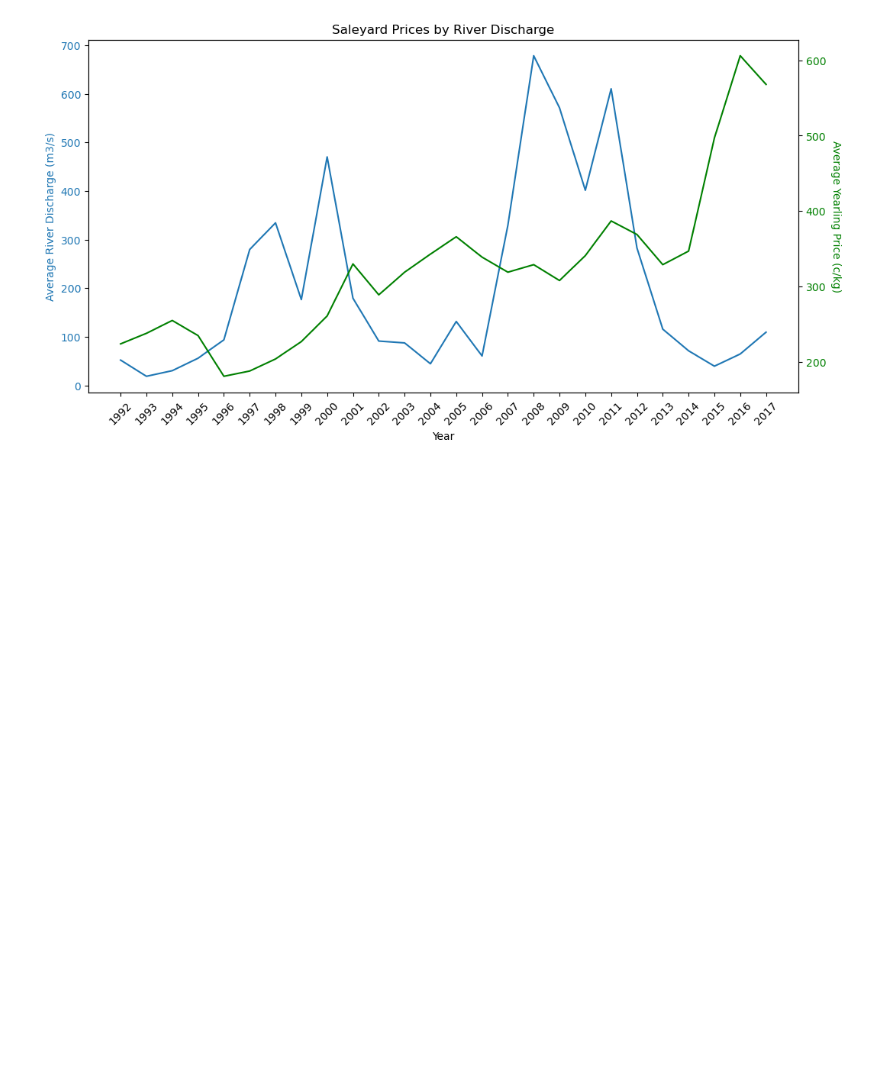
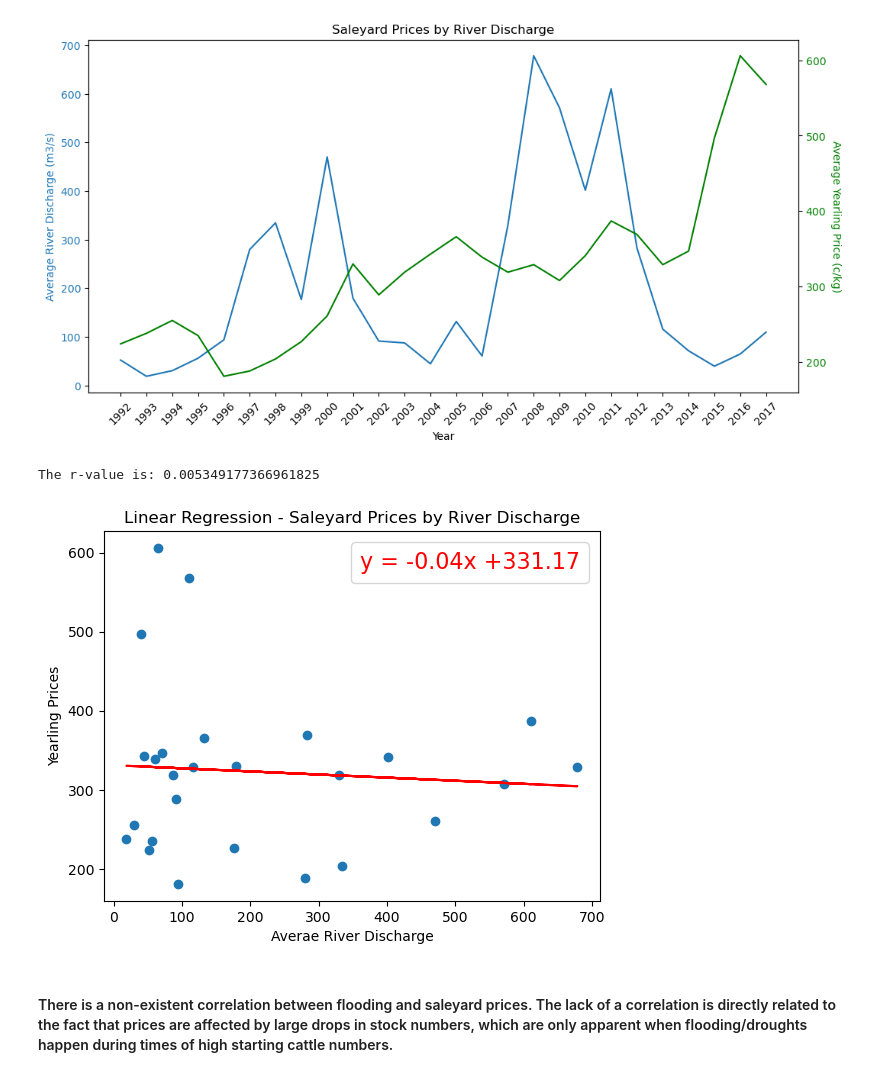
Before and after one commit to tpisel/flood-analysis, a Jupyter notebook: question_anna.ipynb, the cells around one changed output. Cells and saved outputs as stored; diff of their text form; code cells hidden in the pictures; blank space fills up the shorter version.

```diff
--- a/question_anna.ipynb
+++ b/question_anna.ipynb
@@ -638,3 +713,21 @@ fig.tight_layout()
 plt.show()
 # %% [output]
 [figure]
+# %%
+x_figures_prices_flood = prices_vs_flood["river_discharge"]
+y_figures_prices_flood = prices_vs_flood["Yearling"]
+(slope, intercept, rvalue, pvalue, stderr) = linregress(x_figures_prices_flood, y_figures_prices_flood)
+regress_values = x_figures_prices_flood * slope + intercept
+plt.scatter(x_figures_prices_flood, y_figures_prices_flood)
+plt.xlabel("Averae River Discharge")
+plt.ylabel("Yearling Prices")
+plt.title("Linear Regression - Saleyard Prices by River Discharge")
+plt.plot(x_figures_prices_flood, regress_values, "r-", label=("y = " + str(round(slope,2)) + "x +" + str(round(intercept,2))))
+plt.legend(loc="best", handletextpad=0, handlelength=0, labelcolor="red", fontsize=16)
+print(f"The r-value is: {rvalue**2}")
+plt.show()
+# %% [output]
+The r-value is: 0.005349177366961825
+[figure, added]
+# %% [markdown]
+#### There is a non-existent correlation between flooding and saleyard prices. The lack of a correlation is directly related to the fact that prices are affected by large drops in stock numbers, which are only apparent when flooding/droughts happen during times of high starting cattle numbers.
```
Also changed, not shown: parts of 13 cells of this notebook.
